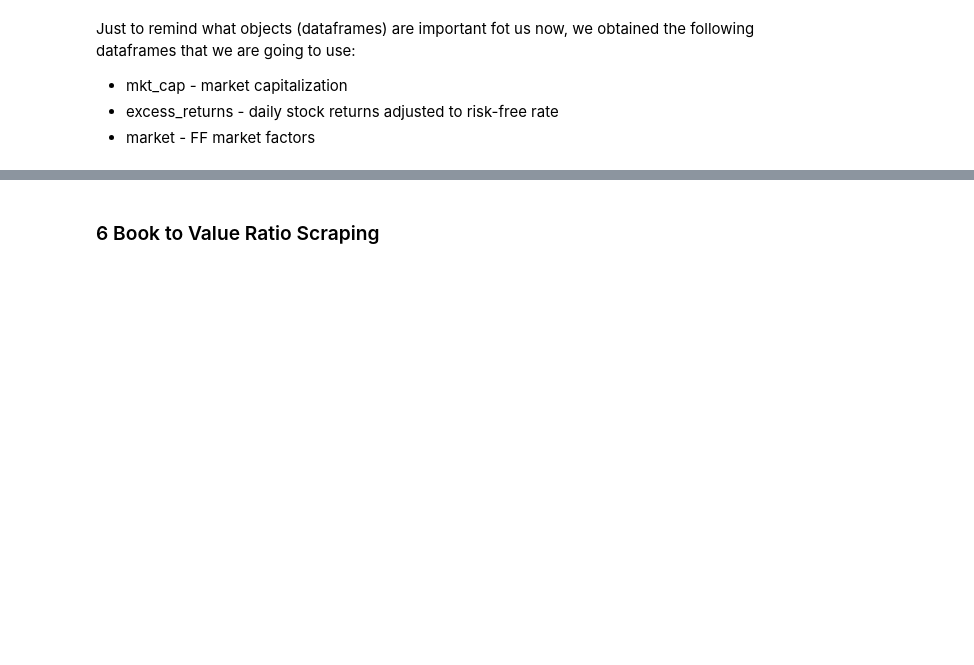
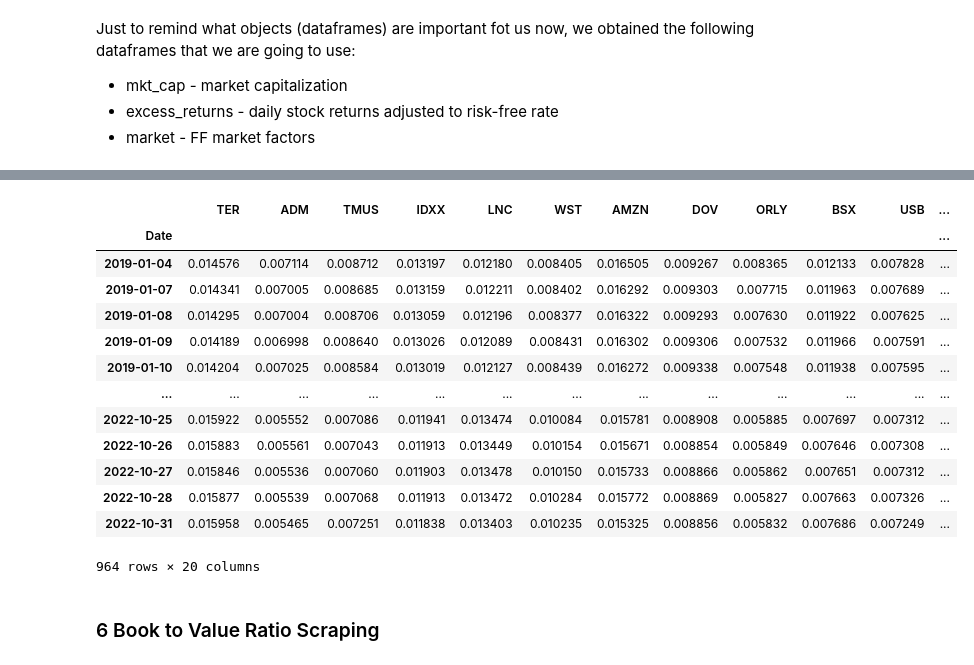
Before and after one commit to tigerbroko/Nova-SBE-Introduction-to-Programming, a Jupyter notebook: Intro-to-Programming-Project.ipynb, the cells around one changed output, grey strips where cells are left out. Cells and saved outputs as stored; diff of their text form; code cells hidden in the pictures; blank space fills up the shorter version.

Commit message:
betas implemented

```diff
--- a/Intro-to-Programming-Project.ipynb
+++ b/Intro-to-Programming-Project.ipynb
@@ -210,5 +207,0 @@ We will estimate stocks's sensitivity to the market (beta factors) on daily data
-# %%
-excess_returns_index = excess_returns.index.copy()
-excess_returns.reset_index(inplace=True)
-excess_returns.drop(['Date'], axis=1, inplace=True)
-excess_returns
@@ -229,3 +208,4 @@ excess_returns
 # %%
 betas = cf.market_betas(excess_returns, market)
+betas
 # %% [output]
@@ -232,0 +213,14 @@ AttributeError: module 'computing_functions' has no attribute 'market_betas'
+|  | TER | ADM | TMUS | IDXX | LNC | WST | AMZN | DOV | ORLY | BSX | USB | ... |
+| Date |  |  |  |  |  |  |  |  |  |  |  | ... |
+| 2019-01-04 | 0.014576 | 0.007114 | 0.008712 | 0.013197 | 0.012180 | 0.008405 | 0.016505 | 0.009267 | 0.008365 | 0.012133 | 0.007828 | ... |
+| 2019-01-07 | 0.014341 | 0.007005 | 0.008685 | 0.013159 | 0.012211 | 0.008402 | 0.016292 | 0.009303 | 0.007715 | 0.011963 | 0.007689 | ... |
+| 2019-01-08 | 0.014295 | 0.007004 | 0.008706 | 0.013059 | 0.012196 | 0.008377 | 0.016322 | 0.009293 | 0.007630 | 0.011922 | 0.007625 | ... |
+| 2019-01-09 | 0.014189 | 0.006998 | 0.008640 | 0.013026 | 0.012089 | 0.008431 | 0.016302 | 0.009306 | 0.007532 | 0.011966 | 0.007591 | ... |
+| 2019-01-10 | 0.014204 | 0.007025 | 0.008584 | 0.013019 | 0.012127 | 0.008439 | 0.016272 | 0.009338 | 0.007548 | 0.011938 | 0.007595 | ... |
+| ... | ... | ... | ... | ... | ... | ... | ... | ... | ... | ... | ... | ... |
+| 2022-10-25 | 0.015922 | 0.005552 | 0.007086 | 0.011941 | 0.013474 | 0.010084 | 0.015781 | 0.008908 | 0.005885 | 0.007697 | 0.007312 | ... |
+| 2022-10-26 | 0.015883 | 0.005561 | 0.007043 | 0.011913 | 0.013449 | 0.010154 | 0.015671 | 0.008854 | 0.005849 | 0.007646 | 0.007308 | ... |
+| 2022-10-27 | 0.015846 | 0.005536 | 0.007060 | 0.011903 | 0.013478 | 0.010150 | 0.015733 | 0.008866 | 0.005862 | 0.007651 | 0.007312 | ... |
+| 2022-10-28 | 0.015877 | 0.005539 | 0.007068 | 0.011913 | 0.013472 | 0.010284 | 0.015772 | 0.008869 | 0.005827 | 0.007663 | 0.007326 | ... |
+| 2022-10-31 | 0.015958 | 0.005465 | 0.007251 | 0.011838 | 0.013403 | 0.010235 | 0.015325 | 0.008856 | 0.005832 | 0.007686 | 0.007249 | ... |
+964 rows × 20 columns
```
Also changed, not shown: parts of 12 cells of this notebook, 21 other files.
